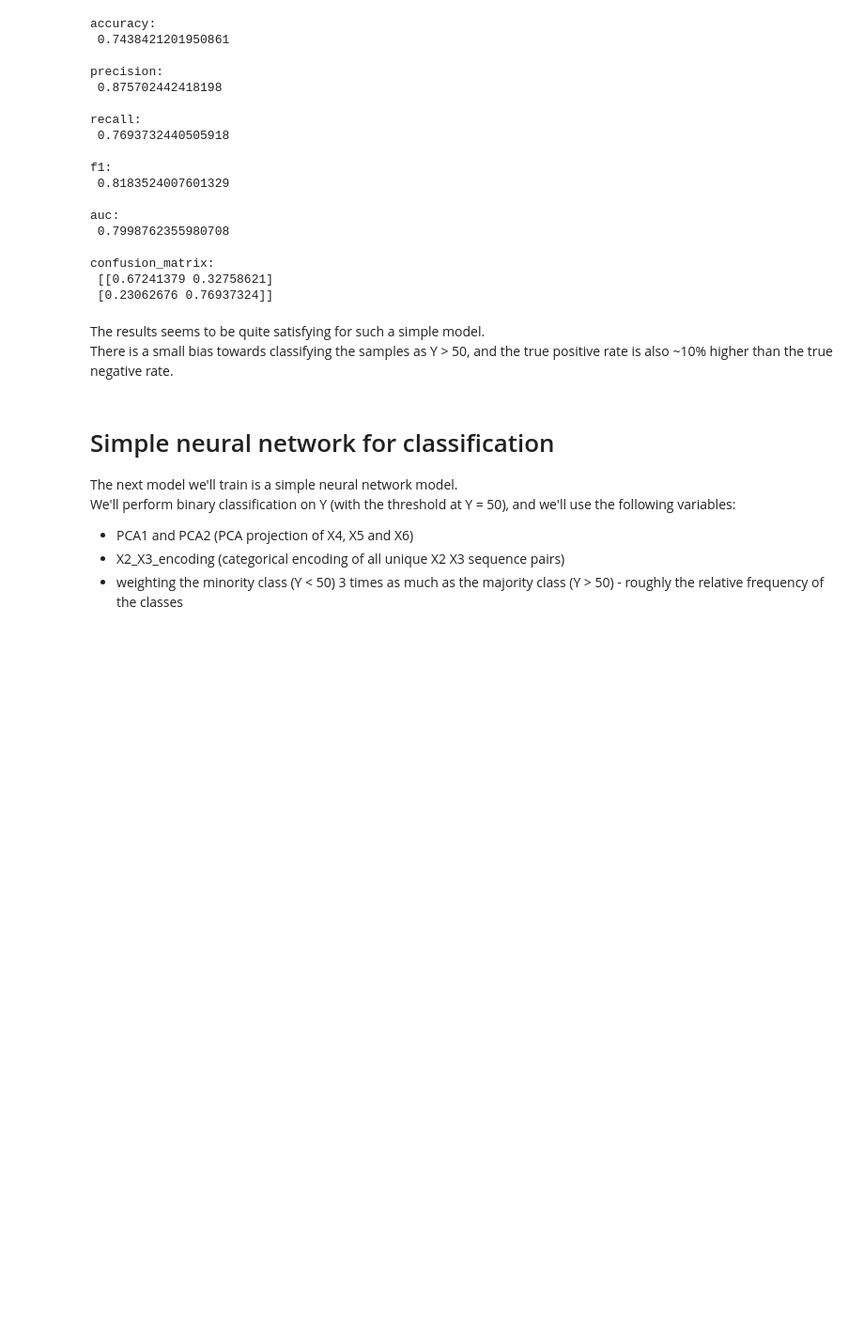
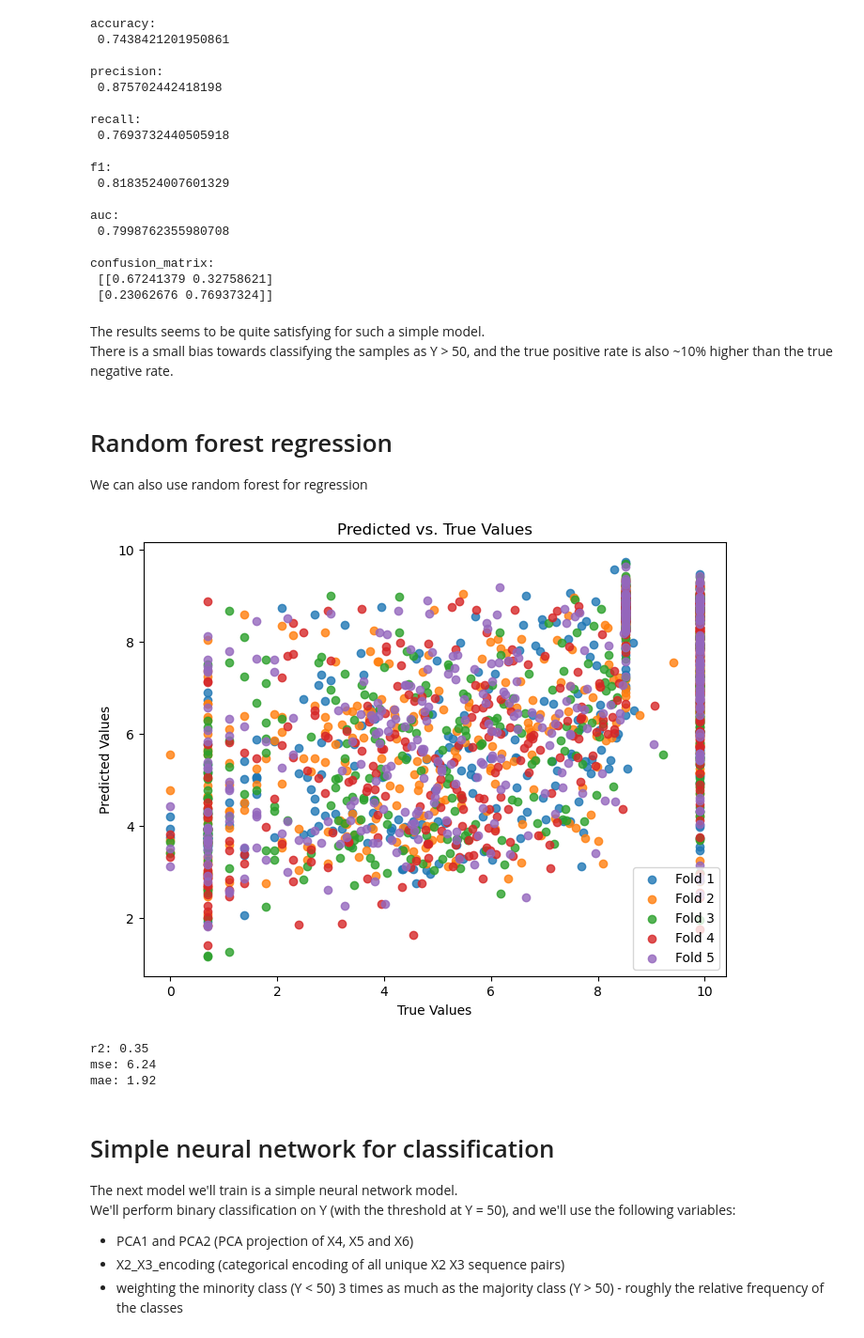
Before and after one commit to vegardbs/oncoimmunity, a Jupyter notebook: training_and_evaluation.ipynb, the cells around one changed output. Shown at 94% size. Saved outputs shown, nothing was run; the diff lists cells and outputs as text; code cells hidden in the pictures; blank space fills up the shorter version.

Commit message:
added regression

```diff
--- a/training_and_evaluation.ipynb
+++ b/training_and_evaluation.ipynb
@@ -102,6 +102,77 @@ confusion_matrix:
 # %% [markdown]
 The results seems to be quite satisfying for such a simple model. \
 There is a small bias towards classifying the samples as Y > 50, and the true positive rate is also ~10% higher than the true negative rate.
+# %% [markdown]
+# Random forest regression
+We can also use random forest for regression
+# %%
+import pandas as pd
+from sklearn.ensemble import RandomForestRegressor
+from sklearn.metrics import r2_score, mean_squared_error, mean_absolute_error
+import matplotlib.pyplot as plt
+
+# Load the data
+data = pd.read_json("preprocessed_data.json")
+
+# Separate the features and labels
+rf_y = data["log(Y+1)"]
+rf_X = data[["PCA1", "PCA2", "X2_X3_encoding"]]
+
+# One-hot encode X2_X3_encoding column
+rf_X = pd.get_dummies(rf_X, columns=["X2_X3_encoding"])
+
+# Use "fold" column for specifying the cross-validation splits
+fold_indices = [data["fold"].values == i for i in range(5)]
+
+# Initialize a dictionary to store the metrics for each fold
+metrics_dict = {"r2": [], "mse": [], "mae": []}
+
+# Perform cross-validation
+plt.figure(figsize=(8, 6))
+
+for i in range(5):
+    # Split the data into training and testing sets for this fold
+    X_train = rf_X.loc[~fold_indices[i], :]
+    X_test = rf_X.loc[fold_indices[i], :]
+    y_train = rf_y.loc[~fold_indices[i]]
+    y_test = rf_y.loc[fold_indices[i]]
+
+    # Train a random forest regressor on the training data for this fold
+    clf = RandomForestRegressor(n_estimators=100,
+                                 max_depth=10,
+                                 random_state=0)
+
+    clf.fit(X_train, y_train)
+
+    # Predict the labels for the testing data and calculate the metrics for this fold
+    y_pred = clf.predict(X_test)
+    r2 = r2_score(y_test, y_pred)
+    mse = mean_squared_error(y_test, y_pred)
+    mae = mean_absolute_error(y_test, y_pred)
+
+    # Store the metrics for this fold in the dictionary
+    metrics_dict["r2"].append(r2)
+    metrics_dict["mse"].append(mse)
+    metrics_dict["mae"].append(mae)
+
+    # Plot the predicted vs. true values for this fold
+    plt.scatter(y_test, y_pred, alpha=0.8, label=f'Fold {i+1}')
+
+# Show the scatter plot of predicted vs. true values
+plt.xlabel("True Values")
+plt.ylabel("Predicted Values")
+plt.legend(loc="lower right")
+plt.title(f"Predicted vs. True Values")
+plt.show()
+
+# Print the metrics
+for metric in ["r2", "mse", "mae"]:
+    print(f"{metric}: {sum(metrics_dict[metric])/5:.2f}")
+# %% [output]
+[figure, added]
+r2: 0.35
+mse: 6.24
+mae: 1.92
 # %% [markdown]
 # Simple neural network for classification
 
```
Also changed, not shown: parts of 28 cells of this notebook.
